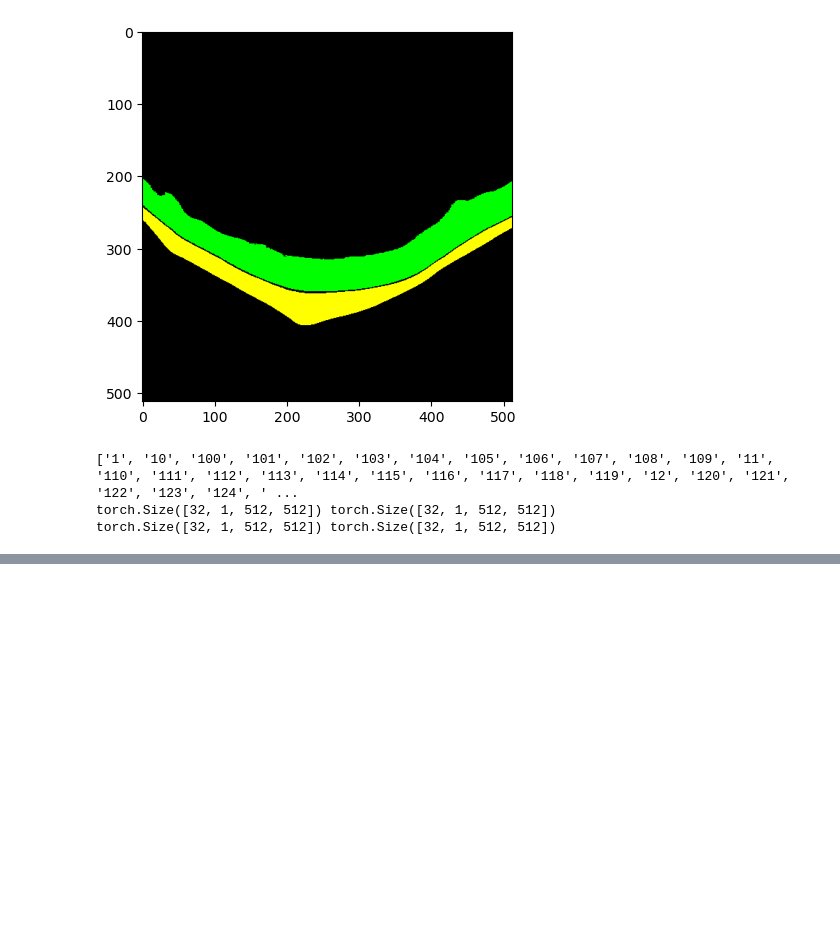
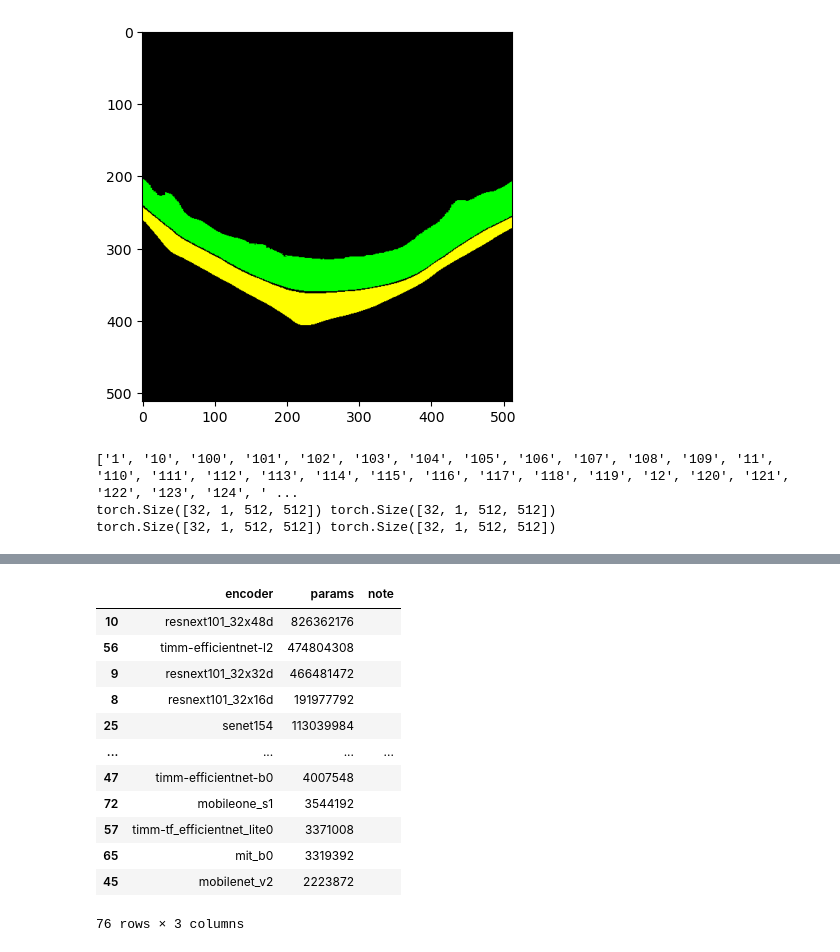
Before and after one commit to Arueris/Segmentation, a Jupyter notebook: dev.ipynb, the cells around one changed output, grey strips where cells are left out. Saved outputs shown, nothing was run; the diff lists cells and outputs as text; code cells hidden in the pictures; blank space fills up the shorter version.

```diff
--- a/dev.ipynb
+++ b/dev.ipynb
@@ -108,0 +200,38 @@ UnetPlusPlus(
+# %%
+
+import segmentation_models_pytorch as smp
+from segmentation_models_pytorch.encoders import get_encoder, get_encoder_names
+import pandas as pd
+
+def count_params(model):
+    return sum(p.numel() for p in model.parameters())
+
+
+results = []
+
+for name in get_encoder_names():
+    try:
+        encoder = get_encoder(name, pretrained=None)
+        params = sum(p.numel() for p in encoder.parameters())
+        results.append({"encoder": name, "params": params, "note": ""})
+    except Exception as e:
+        results.append({"encoder": name, "params": -1, "note": str(e)})
+
+# sortiert nach Größe
+df = pd.DataFrame(results)
+df = df.sort_values("params", ascending=False)
+display(df)
+# %% [output]
+|  | encoder | params | note |
+| 10 | resnext101_32x48d | 826362176 |  |
+| 56 | timm-efficientnet-l2 | 474804308 |  |
+| 9 | resnext101_32x32d | 466481472 |  |
+| 8 | resnext101_32x16d | 191977792 |  |
+| 25 | senet154 | 113039984 |  |
+| ... | ... | ... | ... |
+| 47 | timm-efficientnet-b0 | 4007548 |  |
+| 72 | mobileone_s1 | 3544192 |  |
+| 57 | timm-tf_efficientnet_lite0 | 3371008 |  |
+| 65 | mit_b0 | 3319392 |  |
+| 45 | mobilenet_v2 | 2223872 |  |
+76 rows × 3 columns
```
Also changed, not shown: parts of 6 cells of this notebook, 4 other files.
